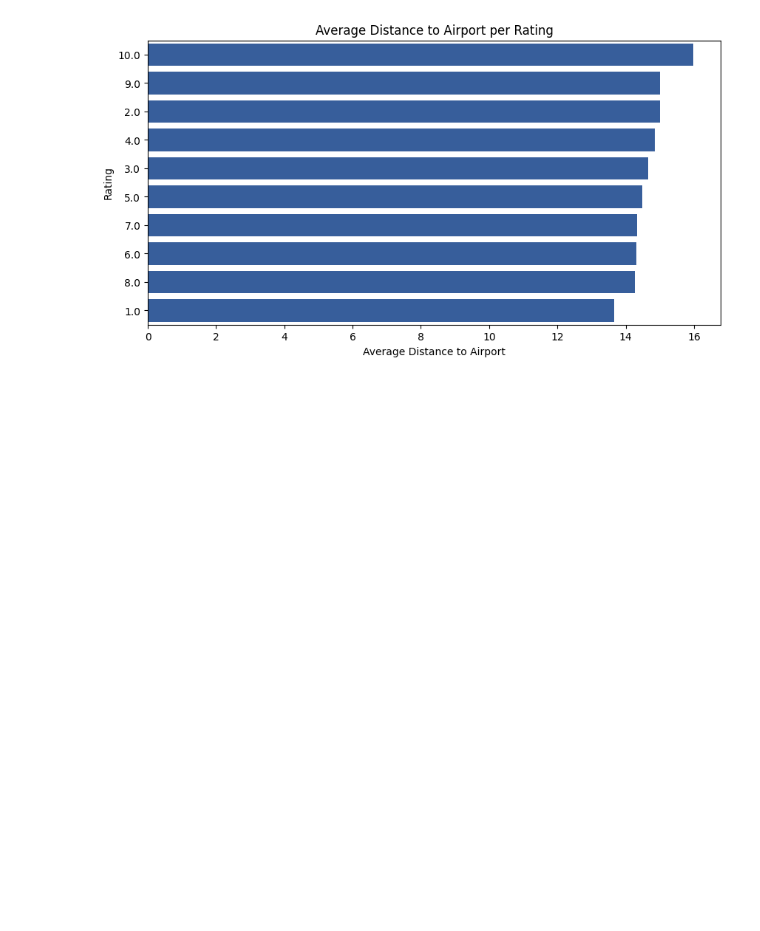
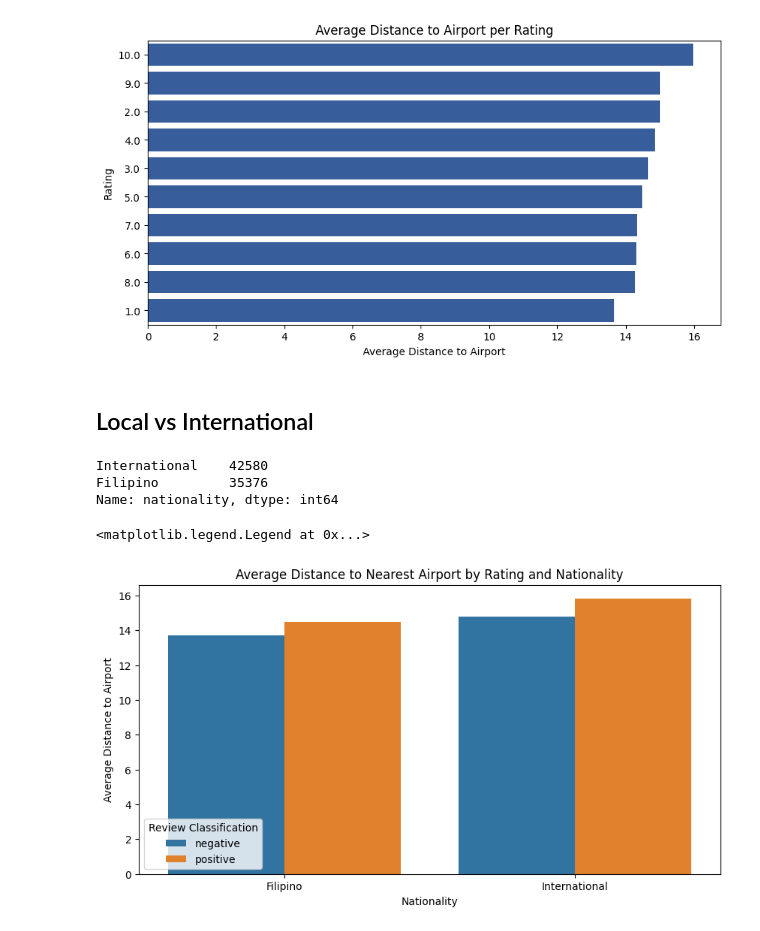
Before and after one commit to ejmasuncion/dsf10_capstone, a Jupyter notebook: eda/location_review_eda.ipynb, the cells around one changed output. Drawn from its saved outputs; the diff is of its cells as text; code cells hidden in the pictures; blank space fills up the shorter version.

Commit message:
added some graphs

```diff
--- a/eda/location_review_eda.ipynb
+++ b/eda/location_review_eda.ipynb
@@ -51,6 +45,12 @@ def class_stay(x):
 
 def round_score(x):
     return round(x, 0)
+
+def nationality(x):
+    if x == 'Philippines':
+        return 'Filipino'
+    else:
+        return 'International'
 # %%
 df_merge['stay'] = df_merge['review_score'].apply(class_stay)
 df_merge['score_int'] = df_merge['review_score'].apply(round_score)
@@ -139,3 +140,11 @@ ax.set_xlabel('Average Distance to Airport')
 # %% [output]
 Text(0.5, 0, 'Average Distance to Airport')
 [figure]
+# %% [markdown]
+## Local vs International
+# %%
+df_merge['nationality'].value_counts()
+# %% [output]
+International    42580
+Filipino         35376
+Name: nationality, dtype: int64
@@ -141,0 +156,14 @@ Text(0.5, 0, 'Average Distance to Airport')
+# %%
+df_airport_nationality = df_merge.groupby(by = ['nationality', 'stay'])['nearest_airport'].mean().reset_index(name = 'mean')
+df_airport_nationality
+
+fig, ax = plt.subplots(figsize = (10,5))
+sns.barplot(df_airport_nationality, x = 'nationality', y = 'mean', hue = 'stay', width=0.8)
+
+ax.set_title('Average Distance to Nearest Airport by Rating and Nationality')
+ax.set_xlabel('Nationality')
+ax.set_ylabel('Average Distance to Airport')
+ax.legend(title='Review Classification', loc='lower left')
+# %% [output]
+<matplotlib.legend.Legend at 0x...>
+[figure, added]
```
Also changed, not shown: parts of 20 cells of this notebook.
